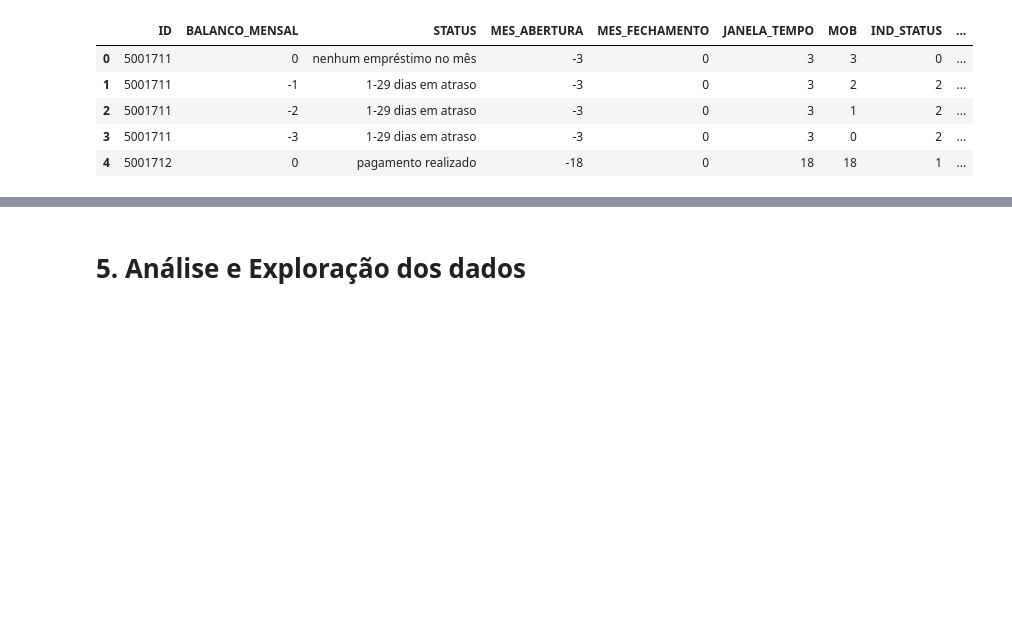
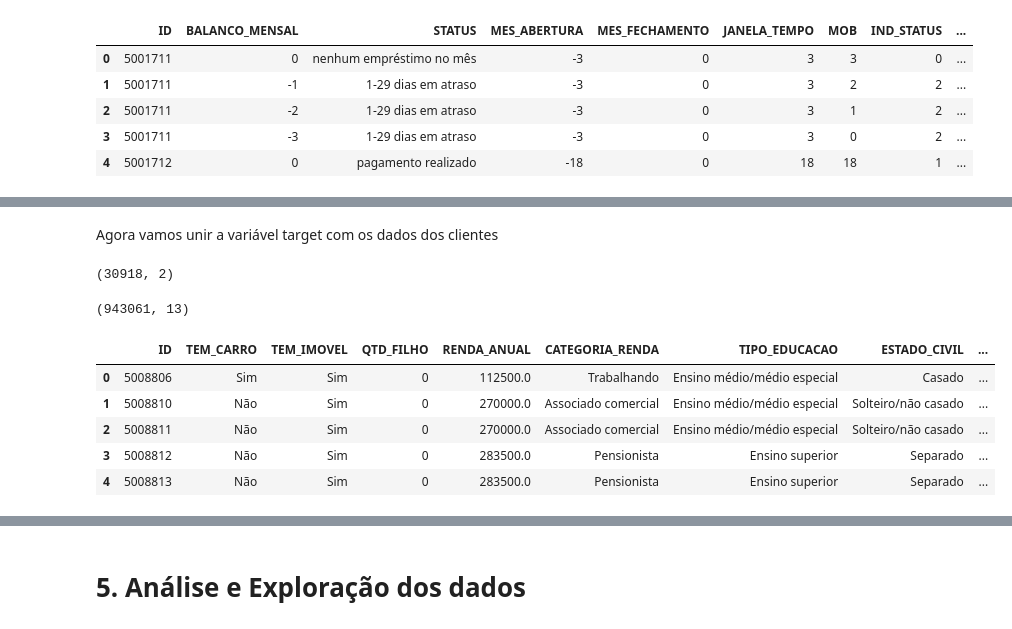
Before and after one commit to VitorFRodrigues/PUCMinas_DataScience, a Jupyter notebook: 06-Machine_Learning/Tarefas/Modulo_A/notebook/aprovacao_credito.ipynb, the cells around one changed output, grey strips where cells are left out. Saved outputs shown, nothing was run; the diff lists cells and outputs as text; code cells hidden in the pictures; blank space fills up the shorter version.

```diff
--- a/06-Machine_Learning/Tarefas/Modulo_A/notebook/aprovacao_credito.ipynb
+++ b/06-Machine_Learning/Tarefas/Modulo_A/notebook/aprovacao_credito.ipynb
@@ -979,0 +882,11 @@ Existem IDs em dados_credito que não correspondem a dados_cliente_sem_outliers:
+# %%
+def verifica(registros):
+  lista_status = registros['STATUS'].to_list()
+  if '60-89 dias em atraso' in lista_status or '90-119 dias em atraso' in lista_status or '120-149 dias em atraso' in lista_status or 'acima de 150 dias em atraso' in lista_status:
+    return 1
+  else:
+    return 0
+
+dados_credito_target = pd.DataFrame(dados_credito_acima_12.groupby('ID').apply(verifica)).reset_index()
+dados_credito_target.columns = ['ID', 'Mau']
+dados_credito_target.head()
@@ -979,0 +900,20 @@ Existem IDs em dados_credito que não correspondem a dados_cliente_sem_outliers:
+# %% [markdown]
+Agora vamos unir a variável target com os dados dos clientes
+# %%
+dados_credito_target.shape
+# %% [output]
+(30918, 2)
+# %%
+dados_credito_acima_12.shape
+# %% [output]
+(943061, 13)
+# %%
+dados_clientes_target = dados_cliente_sem_outliers.merge(dados_credito_target, on='ID')
+dados_clientes_target.head()
+# %% [output]
+|  | ID | TEM_CARRO | TEM_IMOVEL | QTD_FILHO | RENDA_ANUAL | CATEGORIA_RENDA | TIPO_EDUCACAO | ESTADO_CIVIL | ... |
+| 0 | 5008806 | Sim | Sim | 0 | 112500.0 | Trabalhando | Ensino médio/médio especial | Casado | ... |
+| 1 | 5008810 | Não | Sim | 0 | 270000.0 | Associado comercial | Ensino médio/médio especial | Solteiro/não casado | ... |
+| 2 | 5008811 | Não | Sim | 0 | 270000.0 | Associado comercial | Ensino médio/médio especial | Solteiro/não casado | ... |
+| 3 | 5008812 | Não | Sim | 0 | 283500.0 | Pensionista | Ensino superior | Separado | ... |
+| 4 | 5008813 | Não | Sim | 0 | 283500.0 | Pensionista | Ensino superior | Separado | ... |
```
Also changed, not shown: parts of 55 cells of this notebook.
